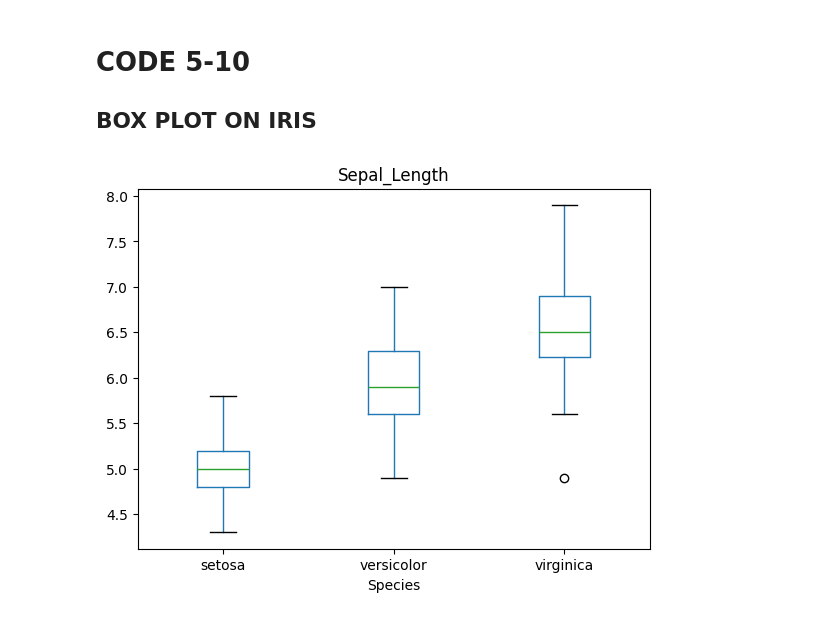
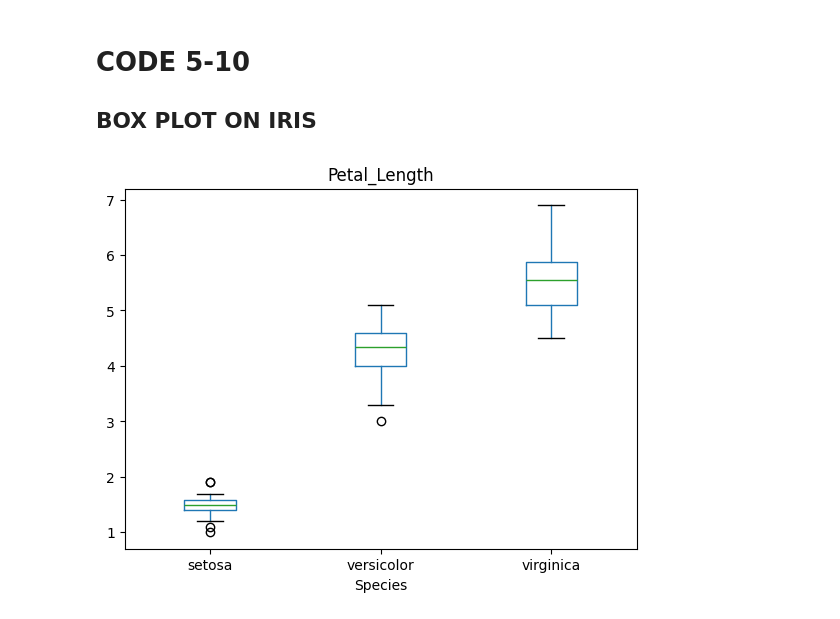
Before and after one commit to kalzumaki/exploring-data, a Jupyter notebook: chp05/code5-10.ipynb, the cells around one changed output. Cells and saved outputs as stored; diff of their text form; code cells hidden in the pictures.

```diff
--- a/chp05/code5-10.ipynb
+++ b/chp05/code5-10.ipynb
@@ -4,10 +4,10 @@
 # %%
 import pandas as pd
 import matplotlib.pyplot as plt
 df = pd.read_csv('../data/iris.csv')
 
-df.boxplot(column='Sepal_Length', by='Species', grid=False)
+df.boxplot(column='Petal_Length', by='Species', grid=False)
 plt.suptitle('')
 plt.show()
 # %% [output]
-[figure, old version]
+[figure, new version]
```
Also changed, not shown: parts of 2 cells of this notebook, 2 other files.
